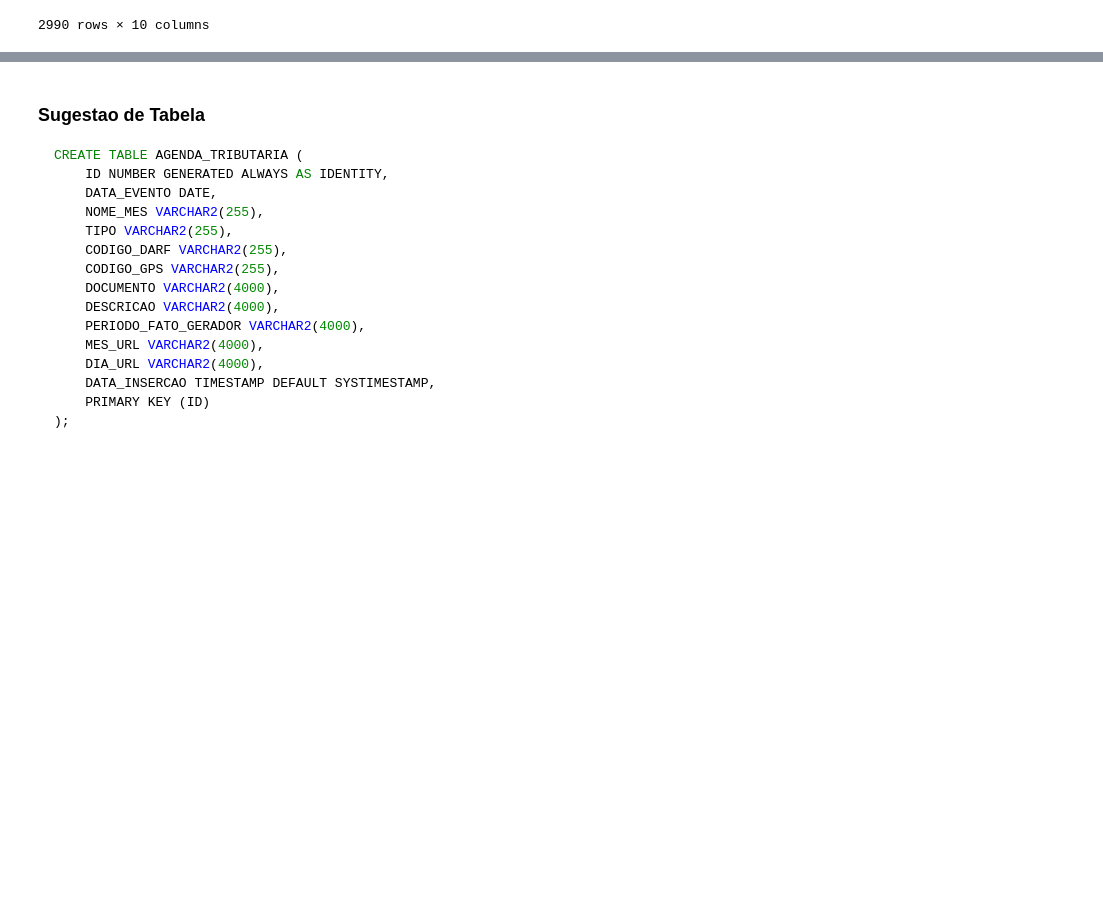
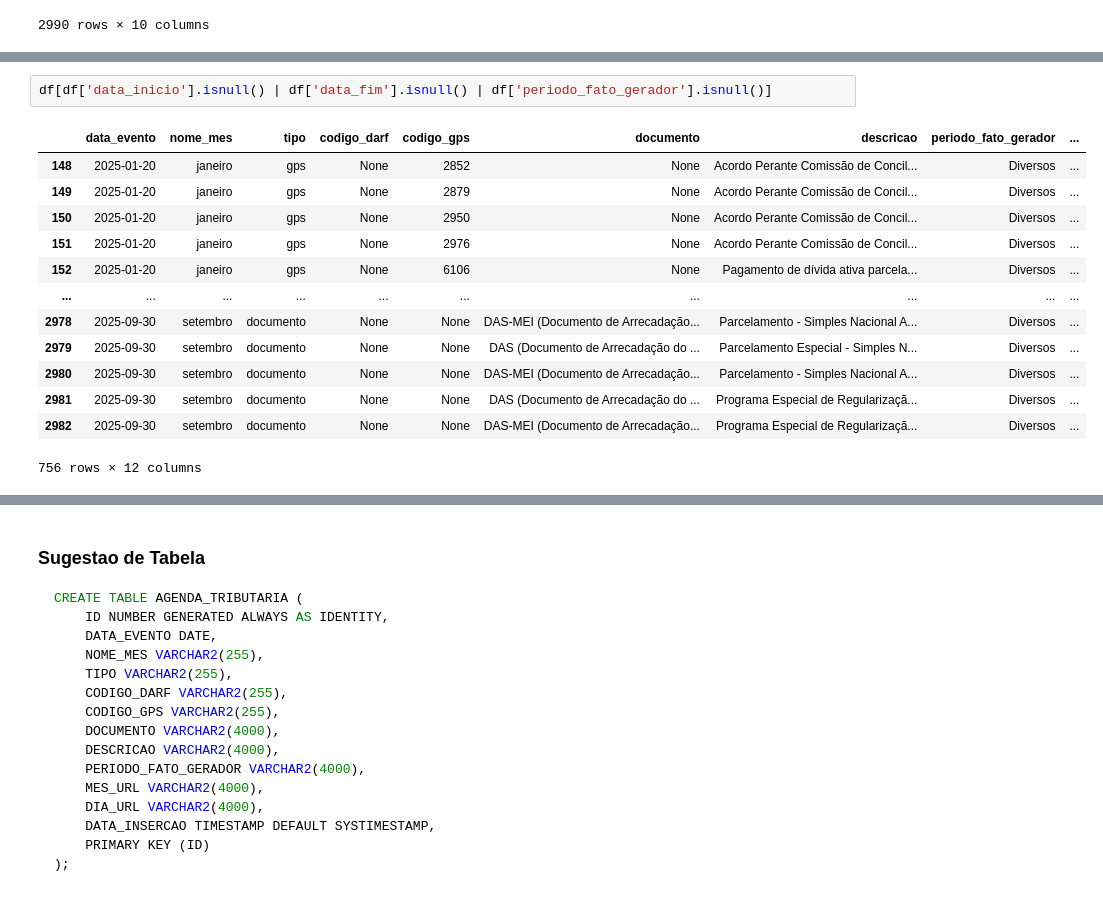
Before and after one commit to silvaBreno/alura-engenharia-dados, a Jupyter notebook: pipeline-agenda-tributaria/notebooks/exploracao_dados.ipynb, the cells around one changed output, grey strips where cells are left out. Cells and saved outputs as stored; diff of their text form; blank space fills up the shorter version.

```diff
--- a/pipeline-agenda-tributaria/notebooks/exploracao_dados.ipynb
+++ b/pipeline-agenda-tributaria/notebooks/exploracao_dados.ipynb
@@ -502,0 +899,16 @@ df
+# %%
+df[df['data_inicio'].isnull() | df['data_fim'].isnull() | df['periodo_fato_gerador'].isnull()]
+# %% [output]
+|  | data_evento | nome_mes | tipo | codigo_darf | codigo_gps | documento | descricao | periodo_fato_gerador | ... |
+| 148 | 2025-01-20 | janeiro | gps | None | 2852 | None | Acordo Perante Comissão de Concil... | Diversos | ... |
+| 149 | 2025-01-20 | janeiro | gps | None | 2879 | None | Acordo Perante Comissão de Concil... | Diversos | ... |
+| 150 | 2025-01-20 | janeiro | gps | None | 2950 | None | Acordo Perante Comissão de Concil... | Diversos | ... |
+| 151 | 2025-01-20 | janeiro | gps | None | 2976 | None | Acordo Perante Comissão de Concil... | Diversos | ... |
+| 152 | 2025-01-20 | janeiro | gps | None | 6106 | None | Pagamento de dívida ativa parcela... | Diversos | ... |
+| ... | ... | ... | ... | ... | ... | ... | ... | ... | ... |
+| 2978 | 2025-09-30 | setembro | documento | None | None | DAS-MEI (Documento de Arrecadação... | Parcelamento - Simples Nacional A... | Diversos | ... |
+| 2979 | 2025-09-30 | setembro | documento | None | None | DAS (Documento de Arrecadação do ... | Parcelamento Especial - Simples N... | Diversos | ... |
+| 2980 | 2025-09-30 | setembro | documento | None | None | DAS-MEI (Documento de Arrecadação... | Parcelamento - Simples Nacional A... | Diversos | ... |
+| 2981 | 2025-09-30 | setembro | documento | None | None | DAS (Documento de Arrecadação do ... | Programa Especial de Regularizaçã... | Diversos | ... |
+| 2982 | 2025-09-30 | setembro | documento | None | None | DAS-MEI (Documento de Arrecadação... | Programa Especial de Regularizaçã... | Diversos | ... |
+756 rows × 12 columns
```
Also changed, not shown: parts of 27 cells of this notebook, 1 other file.
